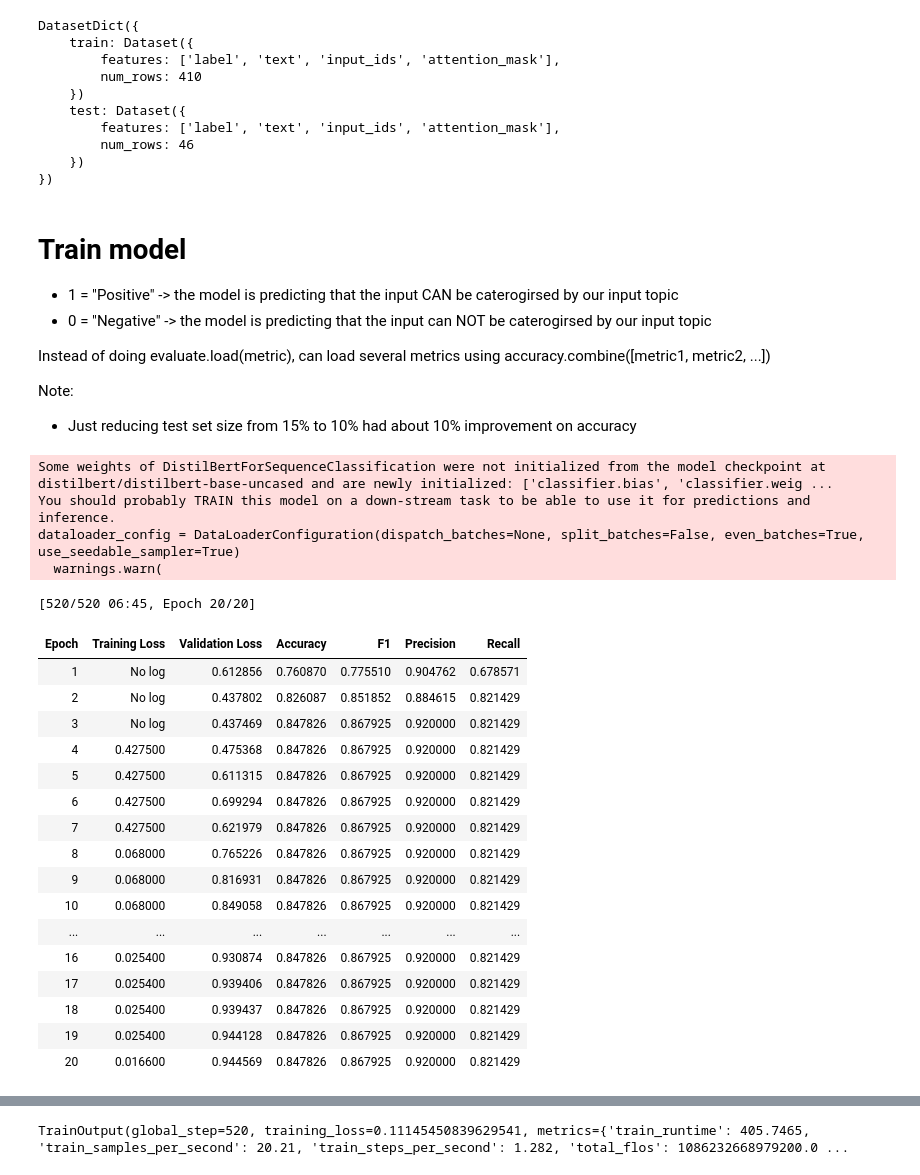
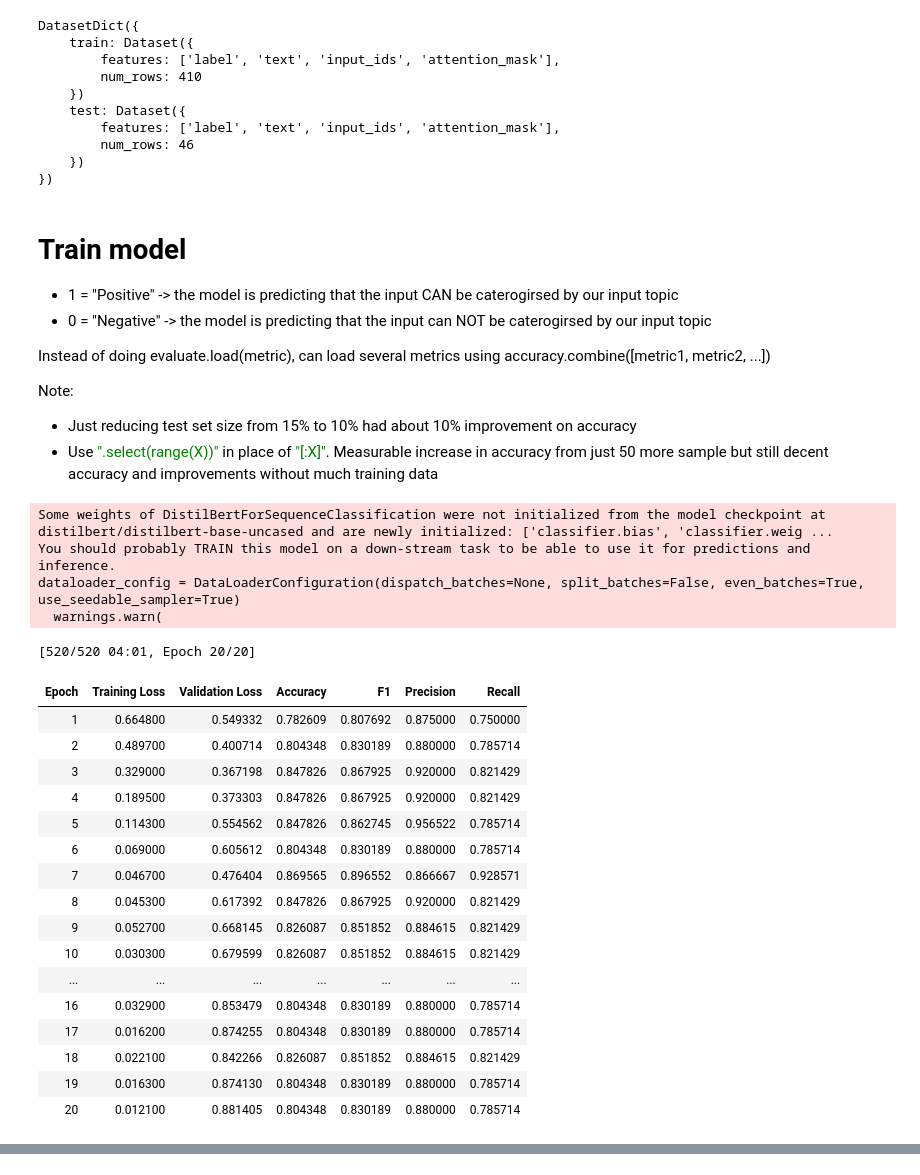
Before and after one commit to Michael-Sowter/Deep_Learning_Training, a Jupyter notebook: Text Classifier/MICHAEL_modularized_topic_classification.ipynb, the cells around one changed output, grey strips where cells are left out. Saved outputs shown, nothing was run; the diff lists cells and outputs as text; code cells hidden in the pictures.

Commit message:
added Output data folder, started inferencing for jupyter file, testing if running models in .py file stops training from ending early

```diff
--- a/Text Classifier/MICHAEL_modularized_topic_classification.ipynb
+++ b/Text Classifier/MICHAEL_modularized_topic_classification.ipynb
@@ -201,3 +201,4 @@ Instead of doing evaluate.load(metric), can load several metrics using accuracy.
 
 Note:
 - Just reducing test set size from 15% to 10% had about 10% improvement on accuracy
+- Use <font color='green'>".select(range(X))"</font> in place of <font color='green'>"[:X]"</font>. Measurable increase in accuracy from just 50 more sample but still decent accuracy and improvements without much training data
@@ -204,4 +223,10 @@ Note:
 # %%
+# -HOT FIX TO STOP MODEL TRAINING BREAKING----------------------------------------------------------------------------------------------------------- #
+model_output_path = "/home/azureuser/cloudfiles/code/Users/Michael.Sowter/Deep_Learning_Training/Text Classifier/Models/Mod_1"
+# clear_folder_except(model_output_path, "runs")
+# --------------------------------------------------------------------------------------------------------------------------------------------------- #
+
+
 from transformers import AutoModelForSequenceClassification, TrainingArguments, Trainer, EarlyStoppingCallback
 from transformers import DataCollatorWithPadding
 import evaluate
@@ -228,7 +253,7 @@ model = AutoModelForSequenceClassification.from_pretrained(pretrained_model_name
                                                             label2id=label2id)
 
 # How we input training arguments into the model
-model_output_path = "/home/azureuser/cloudfiles/code/Users/Michael.Sowter/Deep_Learning_Training/Text Classifier/Models"
+
 training_args = TrainingArguments(
     output_dir=model_output_path,  # path model stored
     learning_rate=2e-5,
@@ -236,49 +261,51 @@ training_args = TrainingArguments(
     per_device_eval_batch_size=16,
     num_train_epochs=20,
     weight_decay=0.01,
     evaluation_strategy="epoch",
     save_strategy="epoch",
     load_best_model_at_end=True,
     push_to_hub=False,
-    logging_steps=100
+    logging_steps= 25 # logs made every X batches. So smaller log means more information recorded (see log in table but also more computational and memory requirements)
     )
 
 
 # Model training arguments
 trainer = Trainer(
     model=model,
     args=training_args,
-    train_dataset=split_tokenized_hugginface_data["train"],
+    train_dataset=split_tokenized_hugginface_data["train"],#.select(range(200)),
     eval_dataset=split_tokenized_hugginface_data["test"],
     tokenizer=tokenizer,
     data_collator=data_collator,
     compute_metrics=compute_metrics,
     # callbacks=[EarlyStoppingCallback(early_stopping_patience=5)]  # Stop training if no improvement after 3 consecutive epochs
 
 )
 
 # Train model
 trainer.train()
+
+trainer.save_model("/home/azureuser/cloudfiles/code/Users/Michael.Sowter/Deep_Learning_Training/Text Classifier/Models/Mod_1/Best")
 # %% [output]
 Some weights of DistilBertForSequenceClassification were not initialized from the model checkpoint at distilbert/distilbert-base-uncased and are newly initialized: ['classifier.bias', 'classifier.weig ...
 You should probably TRAIN this model on a down-stream task to be able to use it for predictions and inference.
 dataloader_config = DataLoaderConfiguration(dispatch_batches=None, split_batches=False, even_batches=True, use_seedable_sampler=True)
   warnings.warn(
-[520/520 06:45, Epoch 20/20]
+[520/520 04:01, Epoch 20/20]
 | Epoch | Training Loss | Validation Loss | Accuracy | F1 | Precision | Recall |
-| 1 | No log | 0.612856 | 0.760870 | 0.775510 | 0.904762 | 0.678571 |
-| 2 | No log | 0.437802 | 0.826087 | 0.851852 | 0.884615 | 0.821429 |
-| 3 | No log | 0.437469 | 0.847826 | 0.867925 | 0.920000 | 0.821429 |
-| 4 | 0.427500 | 0.475368 | 0.847826 | 0.867925 | 0.920000 | 0.821429 |
-| 5 | 0.427500 | 0.611315 | 0.847826 | 0.867925 | 0.920000 | 0.821429 |
-| 6 | 0.427500 | 0.699294 | 0.847826 | 0.867925 | 0.920000 | 0.821429 |
-| 7 | 0.427500 | 0.621979 | 0.847826 | 0.867925 | 0.920000 | 0.821429 |
-| 8 | 0.068000 | 0.765226 | 0.847826 | 0.867925 | 0.920000 | 0.821429 |
-| 9 | 0.068000 | 0.816931 | 0.847826 | 0.867925 | 0.920000 | 0.821429 |
-| 10 | 0.068000 | 0.849058 | 0.847826 | 0.867925 | 0.920000 | 0.821429 |
+| 1 | 0.664800 | 0.549332 | 0.782609 | 0.807692 | 0.875000 | 0.750000 |
+| 2 | 0.489700 | 0.400714 | 0.804348 | 0.830189 | 0.880000 | 0.785714 |
+| 3 | 0.329000 | 0.367198 | 0.847826 | 0.867925 | 0.920000 | 0.821429 |
+| 4 | 0.189500 | 0.373303 | 0.847826 | 0.867925 | 0.920000 | 0.821429 |
+| 5 | 0.114300 | 0.554562 | 0.847826 | 0.862745 | 0.956522 | 0.785714 |
+| 6 | 0.069000 | 0.605612 | 0.804348 | 0.830189 | 0.880000 | 0.785714 |
+| 7 | 0.046700 | 0.476404 | 0.869565 | 0.896552 | 0.866667 | 0.928571 |
+| 8 | 0.045300 | 0.617392 | 0.847826 | 0.867925 | 0.920000 | 0.821429 |
+| 9 | 0.052700 | 0.668145 | 0.826087 | 0.851852 | 0.884615 | 0.821429 |
+| 10 | 0.030300 | 0.679599 | 0.826087 | 0.851852 | 0.884615 | 0.821429 |
 | ... | ... | ... | ... | ... | ... | ... |
-| 16 | 0.025400 | 0.930874 | 0.847826 | 0.867925 | 0.920000 | 0.821429 |
-| 17 | 0.025400 | 0.939406 | 0.847826 | 0.867925 | 0.920000 | 0.821429 |
-| 18 | 0.025400 | 0.939437 | 0.847826 | 0.867925 | 0.920000 | 0.821429 |
-| 19 | 0.025400 | 0.944128 | 0.847826 | 0.867925 | 0.920000 | 0.821429 |
-| 20 | 0.016600 | 0.944569 | 0.847826 | 0.867925 | 0.920000 | 0.821429 |
+| 16 | 0.032900 | 0.853479 | 0.804348 | 0.830189 | 0.880000 | 0.785714 |
+| 17 | 0.016200 | 0.874255 | 0.804348 | 0.830189 | 0.880000 | 0.785714 |
+| 18 | 0.022100 | 0.842266 | 0.826087 | 0.851852 | 0.884615 | 0.821429 |
+| 19 | 0.016300 | 0.874130 | 0.804348 | 0.830189 | 0.880000 | 0.785714 |
+| 20 | 0.012100 | 0.881405 | 0.804348 | 0.830189 | 0.880000 | 0.785714 |
@@ -305 +331,0 @@ Checkpoint destination directory /home/azureuser/cloudfiles/code/Users/Michael.S
-TrainOutput(global_step=520, training_loss=0.11145450839629541, metrics={'train_runtime': 405.7465, 'train_samples_per_second': 20.21, 'train_steps_per_second': 1.282, 'total_flos': 1086232668979200.0 ...
```
Also changed, not shown: parts of 8 cells of this notebook, 3 other files.
